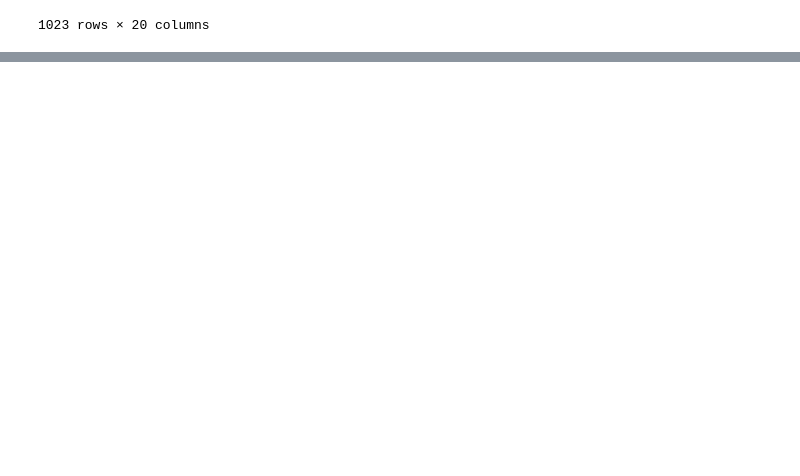
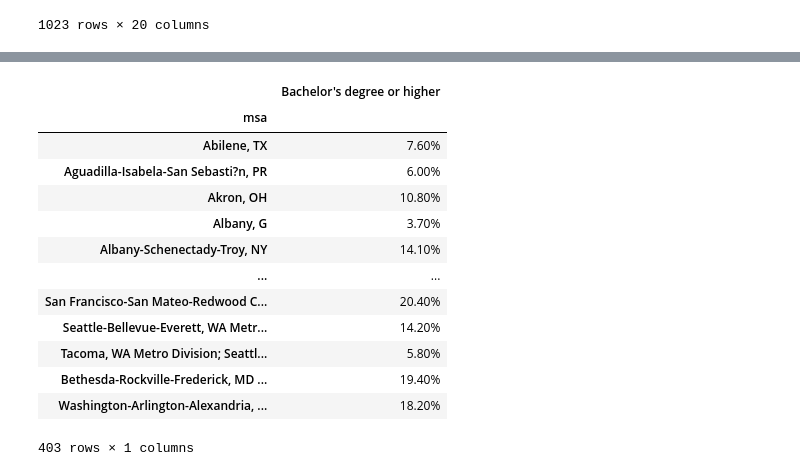
Before and after one commit to 107SBakst/107SBakst.github.io, a Jupyter notebook: Python/Project_chart2.ipynb, the cells around one changed output, grey strips where cells are left out. Saved outputs shown, nothing was run; the diff lists cells and outputs as text; code cells hidden in the pictures; blank space fills up the shorter version.

```diff
--- a/Python/Project_chart2.ipynb
+++ b/Python/Project_chart2.ipynb
@@ -449,0 +466,32 @@ sns.scatterplot(data=dat,x='gr_pop_00_10',y='00-15gr-%',size='pop_00')
+# %%
+#https://data.census.gov/cedsci/table?q=college%20attainment&t=Educational%20Attainment&g=0100000US%243100000,%243140000&y=2010&tid=ACSST5Y2010.S1501
+#This dataset is just for 2010
+data2 = pd.read_csv(r'C:\Users\vw191\OneDrive - University of Bristol\Course\3rd year\Data Science\Project\Chart_2_Innovation\ACSST5Y2010.S1501-2021-12-17T173448.csv', encoding='cp1252')
+data2 = data2.T
+data2 = data2.rename(columns=data2.iloc[0])
+data2.index.rename('msa', inplace=True)
+
+data2.columns
+
+data3 = data2[1:]
+data4 = data3["Bachelor's degree or higher"]
+data4 = data4.iloc[:,0:1]
+data4 = data4[data4.index.str.contains('Metro Area!!Total!!Estimate')]
+#every value is the % of 2010 population with a bachelors degree or higher.
+data4.index = data4.index.str.rstrip('Metro Area!!Total!!Estimate')
+data4
+# %% [output]
+|  | Bachelor's degree or higher |
+| msa |  |
+| Abilene, TX | 7.60% |
+| Aguadilla-Isabela-San Sebasti?n, PR | 6.00% |
+| Akron, OH | 10.80% |
+| Albany, G | 3.70% |
+| Albany-Schenectady-Troy, NY | 14.10% |
+| ... | ... |
+| San Francisco-San Mateo-Redwood C... | 20.40% |
+| Seattle-Bellevue-Everett, WA Metr... | 14.20% |
+| Tacoma, WA Metro Division; Seattl... | 5.80% |
+| Bethesda-Rockville-Frederick, MD ... | 19.40% |
+| Washington-Arlington-Alexandria, ... | 18.20% |
+403 rows × 1 columns
```
Also changed, not shown: parts of 6 cells of this notebook.
